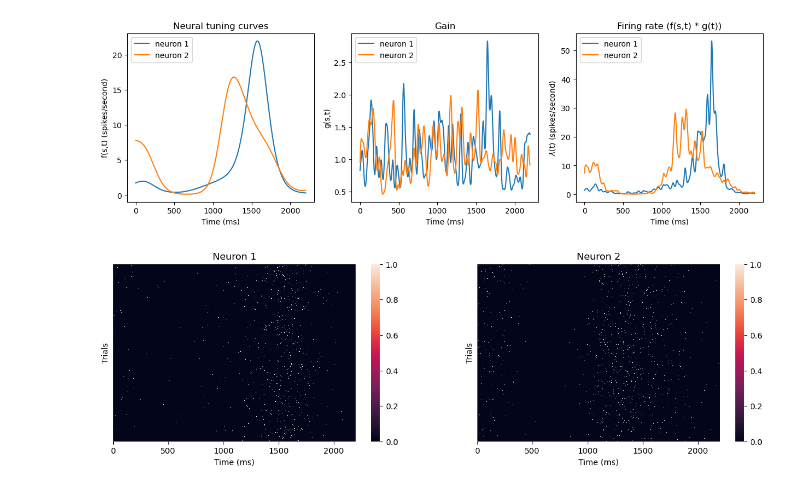
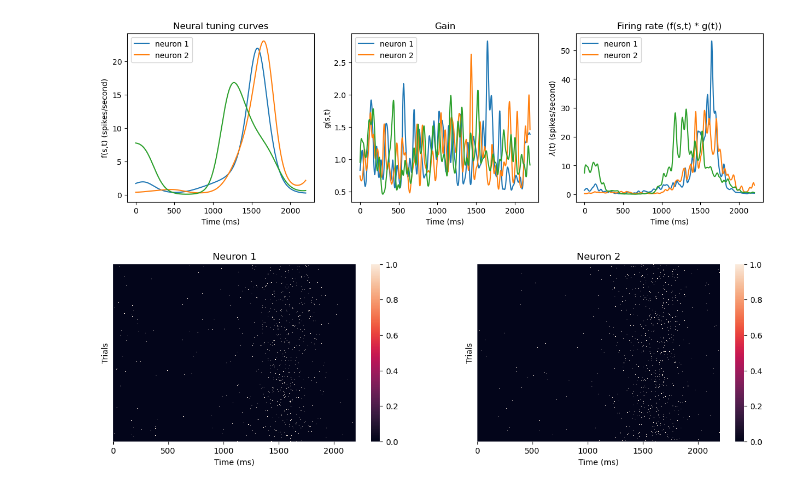
Before and after one commit to nguyen-td/timescales_curvature, a Jupyter notebook: discriminate_populations.ipynb, the cells around one changed output. Cells and saved outputs as stored; diff of their text form; code cells hidden in the pictures.

```diff
--- a/discriminate_populations.ipynb
+++ b/discriminate_populations.ipynb
@@ -34,32 +35,33 @@ n_neurons = rate.shape[0]
 n_trials = rate.shape[2]
 # %%
 # pick two neurons only
-neuron_idx = [12, 14]
+# neuron_idx = [12, 14]
+neuron_idx = [12, 13, 14]
 # neuron_idx = [12, 13, 14, 15]
 
 fig, axs = plt.subplots(1, 3, figsize=(15, 4))
 
 axs[0].plot(tuning_curves[neuron_idx, :, 0].T)
 axs[0].set_xlabel('Time (ms)')
 axs[0].set_ylabel('f(s,t) (spikes/second)')
 axs[0].set_title('Neural tuning curves')
 axs[0].legend(('neuron 1','neuron 2'))
 
 axs[1].plot(gain[neuron_idx, :, 0].T)
 axs[1].set_xlabel('Time (ms)')
 axs[1].set_ylabel('g(s,t)')
 axs[1].set_title('Gain')
 axs[1].legend(('neuron 1','neuron 2'))
 
 axs[2].plot(rate[neuron_idx, :, 0].T)
 axs[2].set_xlabel('Time (ms)')
 axs[2].set_ylabel(r'$\lambda$(t) (spikes/second)')
 axs[2].set_title('Firing rate (f(s,t) * g(t))')
 axs[2].legend(('neuron 1','neuron 2'))
 
 plt.show()
 # %% [output]
-[figure, old version]
+[figure, new version]
 # %%
 # simulate spikes
 dt = 1e-3
```
Also changed, not shown: parts of 8 cells of this notebook.
